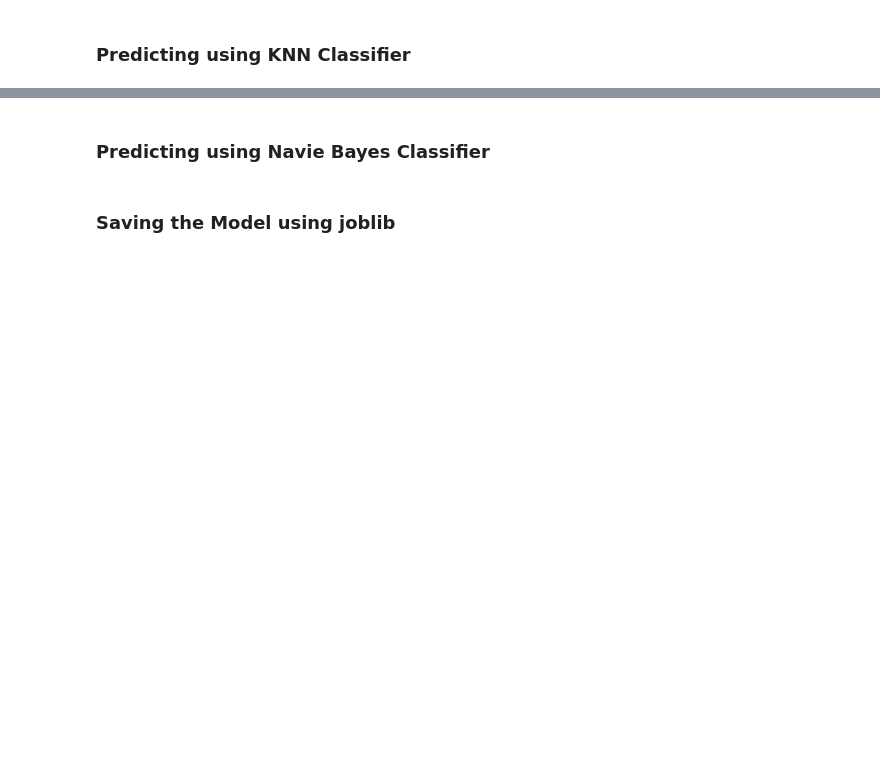
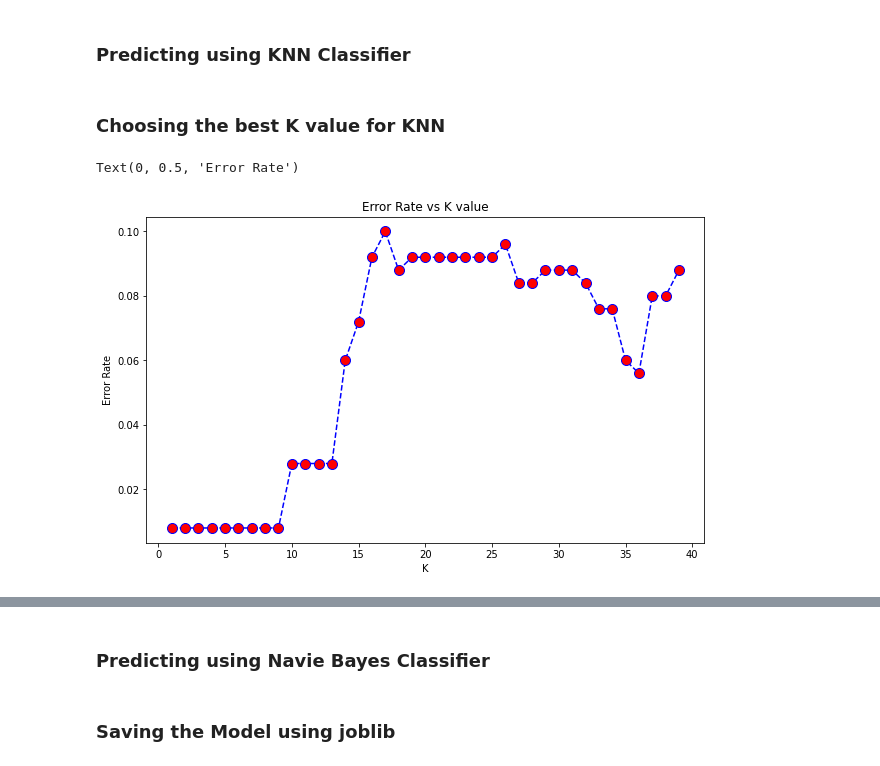
Before and after one commit to Ammar-Raneez/ONCO, a Jupyter notebook: Lung Cancer Prediction/Lung_Cancer_Prediction_using_Machine_Leanring.ipynb, the cells around one changed output, grey strips where cells are left out. Saved outputs shown, nothing was run; the diff lists cells and outputs as text; code cells hidden in the pictures; blank space fills up the shorter version.

Commit message:
choosing the best K value for KNN  in detail

```diff
--- a/Lung Cancer Prediction/Lung_Cancer_Prediction_using_Machine_Leanring.ipynb
+++ b/Lung Cancer Prediction/Lung_Cancer_Prediction_using_Machine_Leanring.ipynb
@@ -218,7 +218,7 @@ X_train, X_test, y_train, y_test = train_test_split(X, y, random_state = 101)
 # %% [markdown]
 ### **X_test data (User input data)**
 # %%
-X_test = [[44,1.2,1.5,1.5,1.5,1.5,1.3,1.3,1.3,1.3,1.6,1.6,1.6,1.8,1.8,1.7,1.7,1.7,1.1,1.2,1.9,1.0,1.4]]
+# X_test = [[44,1.2,1.5,1.5,1.5,1.5,1.3,1.3,1.3,1.3,1.6,1.6,1.6,1.8,1.8,1.7,1.7,1.7,1.1,1.2,1.9,1.0,1.4]]
 # %% [markdown]
 ### **Predicting using the Descision Tree Classifier**
 # %%
@@ -289,3 +306,23 @@ print(svm_predictions)
 # %% [markdown]
 ### **Predicting using KNN Classifier**
+# %% [markdown]
+### Choosing the best K value for KNN
+# %%
+from sklearn.neighbors import KNeighborsClassifier
+error_rate = []
+
+for i in range(1,40):  #checking from 1 to 40 for the K value
+    knn = KNeighborsClassifier(n_neighbors=i)
+    knn.fit(X_train, y_train)
+    pred_i = knn.predict(X_test)
+    error_rate.append(np.mean(pred_i != y_test)) # when the 'pred' value doesn't match with the 'y value' I get the mean of that
+# %%
+plt.figure(figsize=(10, 6))
+plt.plot(range(1, 40), error_rate, color='blue', linestyle='dashed', marker='o', markerfacecolor='red' ,markersize=10)
+plt.title('Error Rate vs K value')
+plt.xlabel('K')
+plt.ylabel('Error Rate')
+# %% [output]
+Text(0, 0.5, 'Error Rate')
+[figure, added]
 # %%
```
Also changed, not shown: parts of 4 cells of this notebook, 1 other file.
